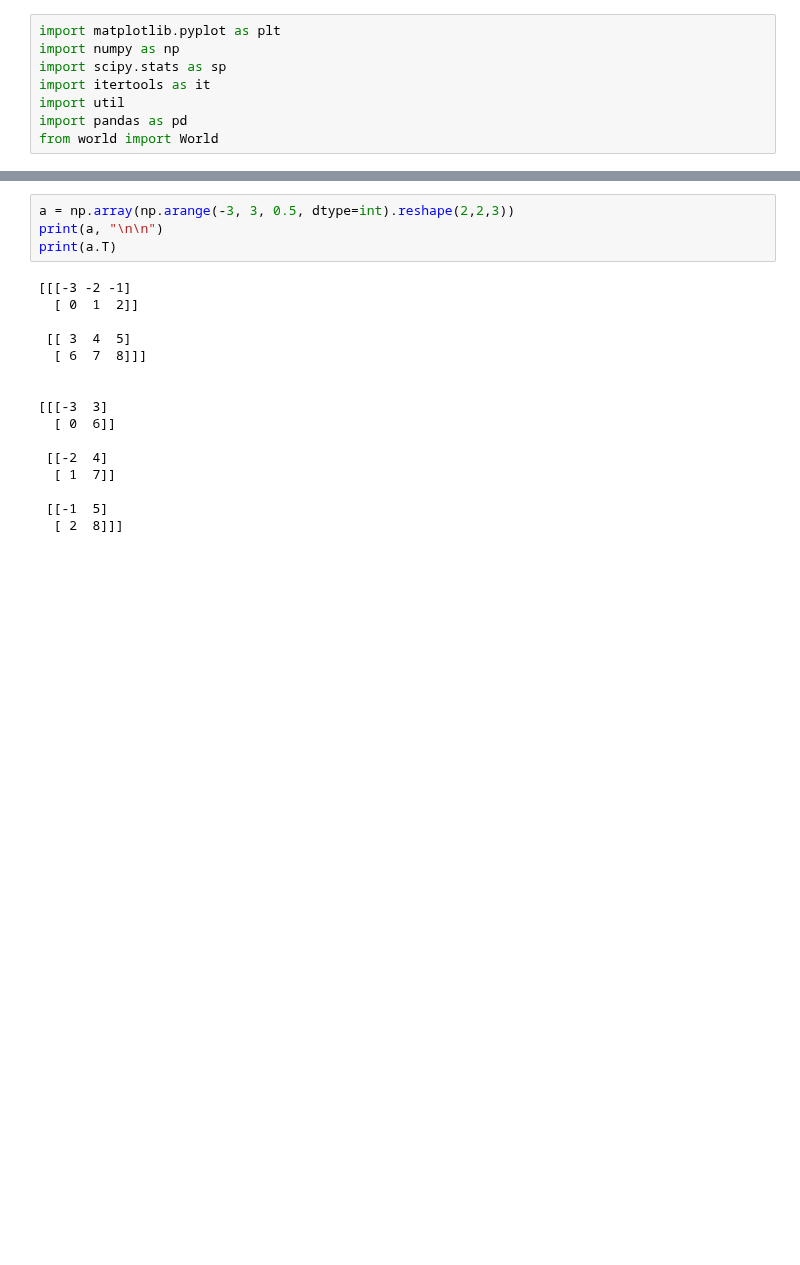
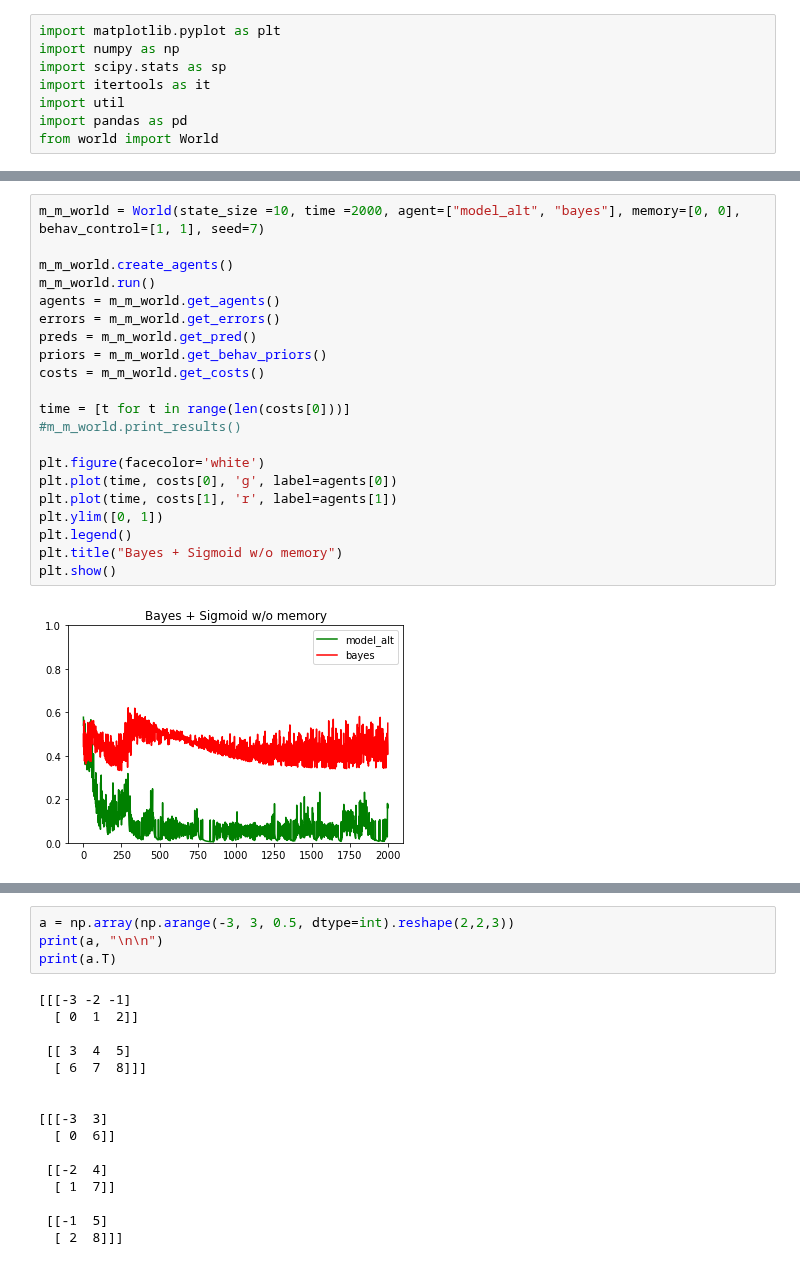
Before and after one commit to rpassas/Social_AI, a Jupyter notebook: bayes.ipynb, the cells around one changed output, grey strips where cells are left out. Saved outputs shown, nothing was run; the diff lists cells and outputs as text; blank space fills up the shorter version.

```diff
--- a/bayes.ipynb
+++ b/bayes.ipynb
@@ -40 +56,24 @@ COST: [[0.32556329164634173, 0.3506157521800865, 0.3056887135803816, 0.339055457
+# %%
+m_m_world = World(state_size =10, time =2000, agent=["model_alt", "bayes"], memory=[0, 0], behav_control=[1, 1], seed=7)
+
+m_m_world.create_agents()
+m_m_world.run()
+agents = m_m_world.get_agents()
+errors = m_m_world.get_errors()
+preds = m_m_world.get_pred()
+priors = m_m_world.get_behav_priors()
+costs = m_m_world.get_costs()
+
+time = [t for t in range(len(costs[0]))]
+#m_m_world.print_results()
+
+plt.figure(facecolor='white')
+plt.plot(time, costs[0], 'g', label=agents[0])
+plt.plot(time, costs[1], 'r', label=agents[1])
+plt.ylim([0, 1])
+plt.legend()
+plt.title("Bayes + Sigmoid w/o memory")
+plt.show()
+# %% [output]
+[figure, added]
 # %%
```
Also changed, not shown: parts of 6 cells of this notebook, 5 other files.
